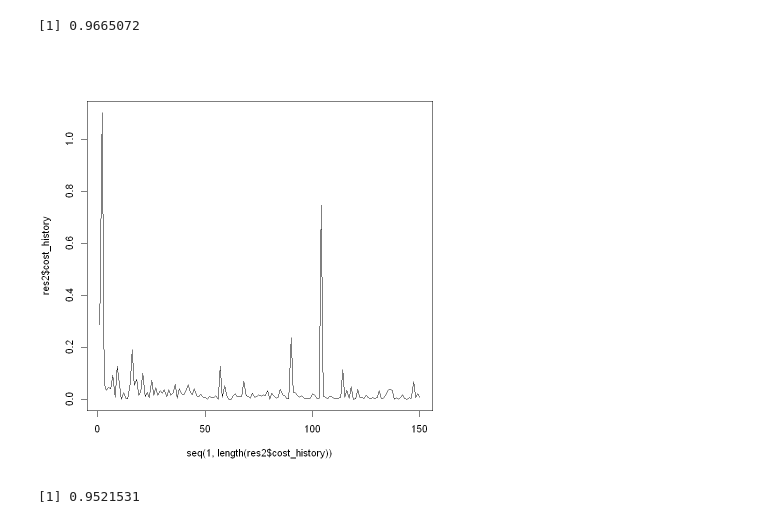
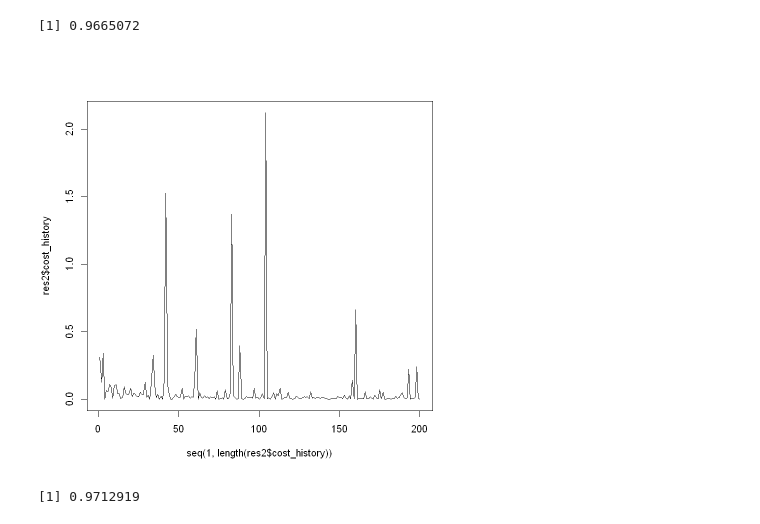
Before and after one commit to RomainDudoit/M2_RPackage, a Jupyter notebook: Notebook_romain.ipynb, the cells around one changed output. Saved outputs shown, nothing was run; the diff lists cells and outputs as text; code cells hidden in the pictures.

```diff
--- a/Notebook_romain.ipynb
+++ b/Notebook_romain.ipynb
@@ -391,14 +385,14 @@ print(accuracy)
 # %% [output]
 [1] 0.9665072
 # %%
-res2 <- fit(classe ~ ., train_set, mode = "online", batch_size = 32, learning_rate = 0.01, max_iter = 150, tol = 1e-4)
+res2 <- fit(classe ~ ., train_set, mode = "online", batch_size = 32, learning_rate = 0.01, max_iter = 200, tol = 1e-4) # nolint
 plot(seq(1, length(res2$cost_history)), res2$cost_history, type = "l")
 # %% [output]
-[figure, old version]
+[figure, new version]
 # %%
 y_pred <- predict(res2, test_set[,res2$x_names], type = "class")
 accuracy <- mean(y_pred == test_set[,res2$y_name])
 print(accuracy)
 # %% [output]
-[1] 0.9521531
+[1] 0.9712919
 # %%
```
Also changed, not shown: parts of 7 cells of this notebook.
